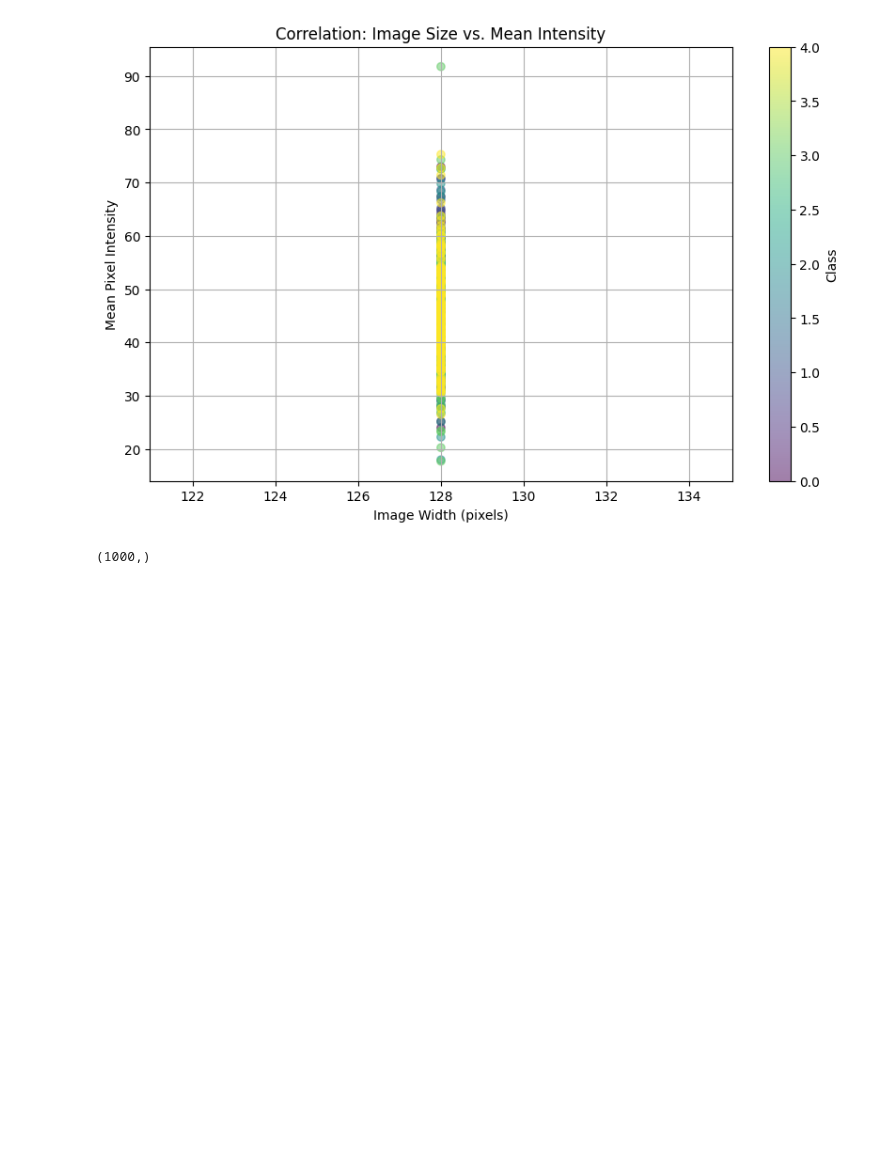
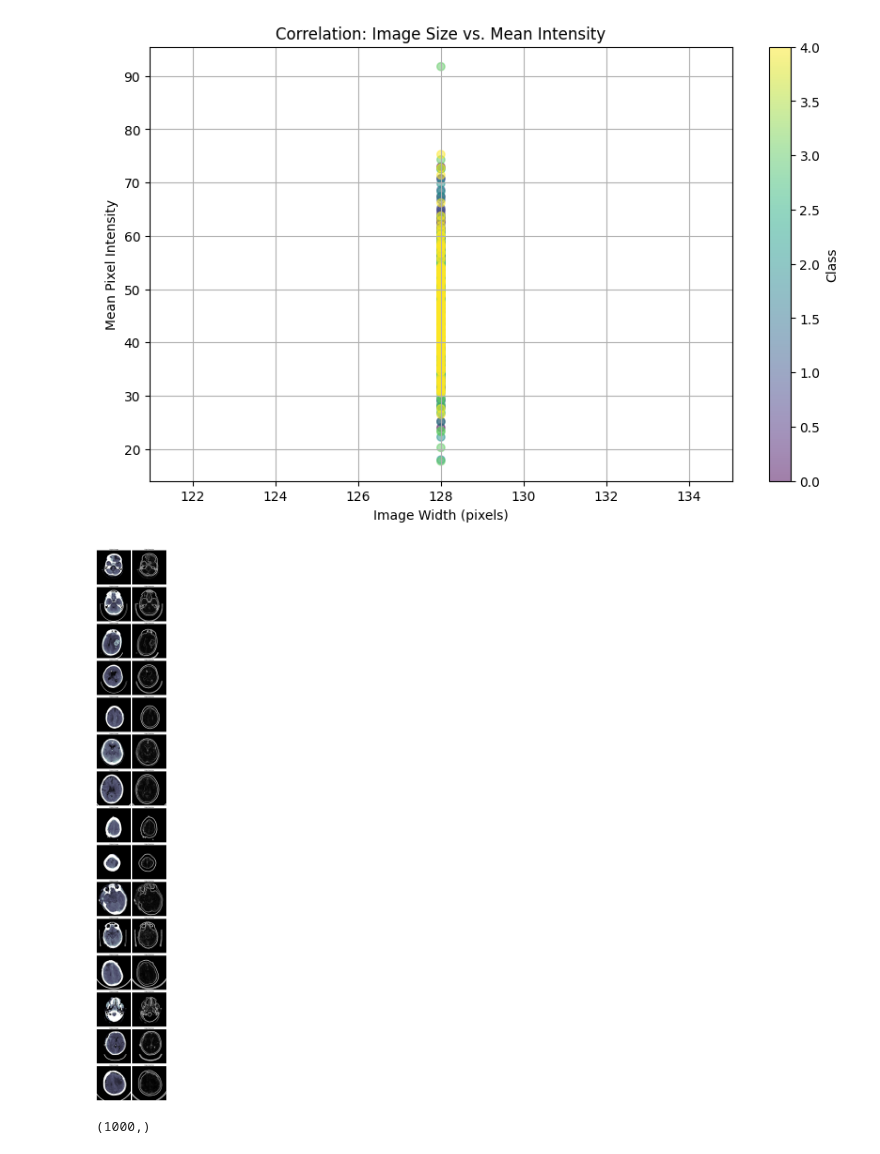
Before and after one commit to maxseidel/brain-scan-segmentation, a Jupyter notebook: eda.ipynb, the cells around one changed output. Drawn from its saved outputs; the diff is of its cells as text; code cells hidden in the pictures; blank space fills up the shorter version.

Commit message:
Add eda plot notebook with edge detection

```diff
--- a/eda.ipynb
+++ b/eda.ipynb
@@ -163,6 +164,59 @@ def correlation_analysis(images, labels):
 correlation_analysis(images, labels)
 # %% [output]
 [figure]
+# %%
+# Function to load and preprocess sample images
+def load_sample_images(dataset_dir, num_samples=3):
+    sample_images = []
+    sample_labels = []
+
+    classes = os.listdir(dataset_dir)
+    for cls in classes:
+        class_dir = os.path.join(dataset_dir, cls, "brain_window")
+        image_files = [f for f in os.listdir(class_dir) if f.endswith('.jpg')]
+        for i in range(num_samples):
+            img_path = os.path.join(class_dir, image_files[i])
+            img = Image.open(img_path)
+            img = img.resize((128, 128))  # Resize image to 128x128 pixels
+            sample_images.append(np.array(img))
+            sample_labels.append(cls)
+
+    return sample_images, sample_labels
+
+
+# Function to apply edge detection filter and visualize results
+def visualize_edge_detection(sample_images):
+    num_samples = len(sample_images)
+    fig, axes = plt.subplots(num_samples, 2, figsize=(10, 5*num_samples))
+
+    for i, img in enumerate(sample_images):
+        # Convert image to grayscale
+        gray_img = cv2.cvtColor(img, cv2.COLOR_RGB2GRAY)
+
+        # Apply Sobel edge detection filter
+        sobel_x = cv2.Sobel(gray_img, cv2.CV_64F, 1, 0, ksize=3)  # Sobel filter along x-axis
+        sobel_y = cv2.Sobel(gray_img, cv2.CV_64F, 0, 1, ksize=3)  # Sobel filter along y-axis
+        edge_img = np.sqrt(sobel_x**2 + sobel_y**2)
+
+        # Plot original image and edge-detected image
+        axes[i, 0].imshow(img)
+        axes[i, 0].set_title('Original Image')
+        axes[i, 0].axis('off')
+
+        axes[i, 1].imshow(edge_img, cmap='gray')
+        axes[i, 1].set_title('Edge Detection')
+        axes[i, 1].axis('off')
+
+    plt.tight_layout()
+    plt.show()
+
+# Load sample images from the dataset
+sample_images, sample_labels = load_sample_images(dataset_dir, num_samples=3)
+
+# Visualize the effect of edge detection on sample images
+visualize_edge_detection(sample_images)
+# %% [output]
+[figure, added]
 # %%
 def correlation_analysis(images, labels):
     # Compute mean pixel intensity values for each image
```
Also changed, not shown: parts of 1 cell of this notebook.
